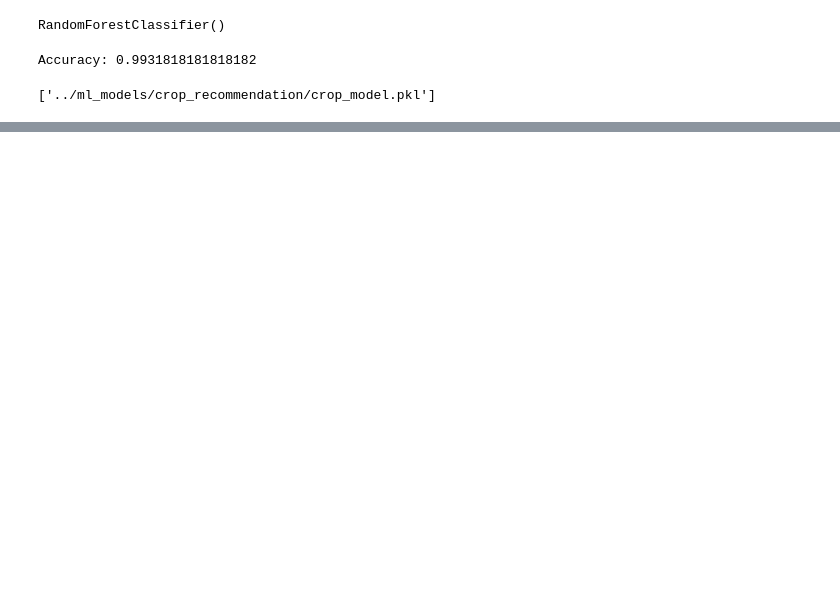
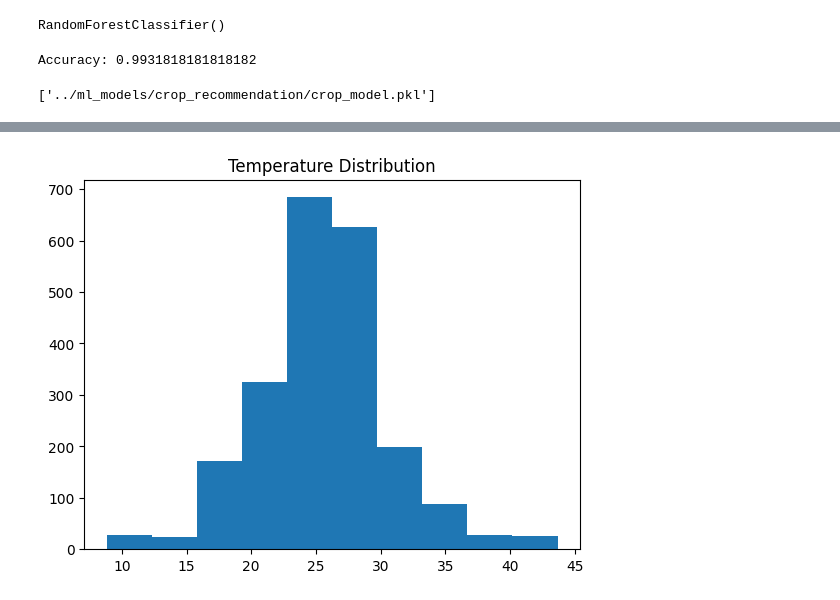
Before and after one commit to mdmohid/Smart_Agri_System, a Jupyter notebook: notebooks/crop_recommendation_experiment.ipynb, the cells around one changed output, grey strips where cells are left out. Cells and saved outputs as stored; diff of their text form; code cells hidden in the pictures; blank space fills up the shorter version.

```diff
--- a/notebooks/crop_recommendation_experiment.ipynb
+++ b/notebooks/crop_recommendation_experiment.ipynb
@@ -96,0 +195,8 @@ Recommended Crop: ['coffee']
+# %%
+#Features Distribution
+#plot temperature distribution
+plt.hist(data['temperature'])
+plt.title("Temperature Distribution")
+plt.show()
+# %% [output]
+[figure, added]
```
Also changed, not shown: parts of 14 cells of this notebook.
